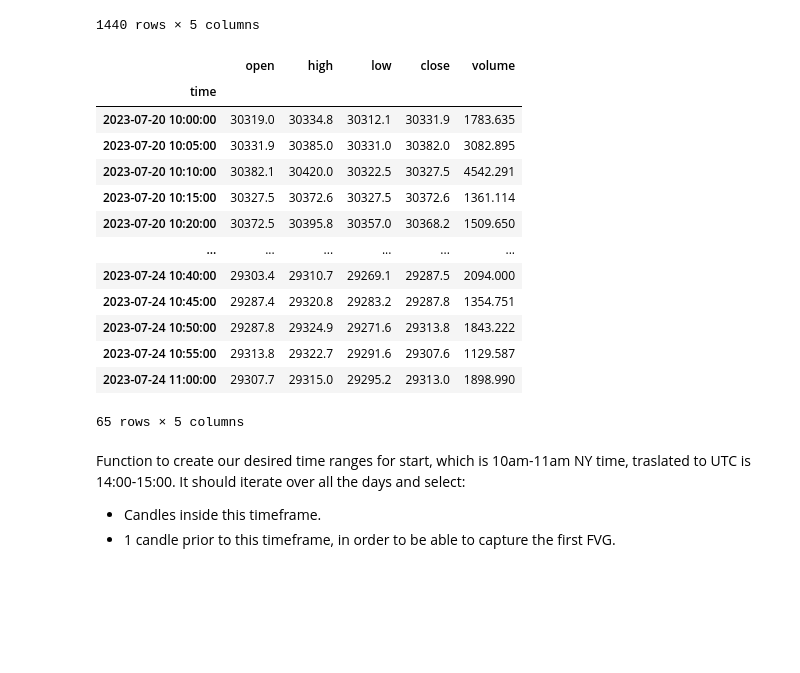
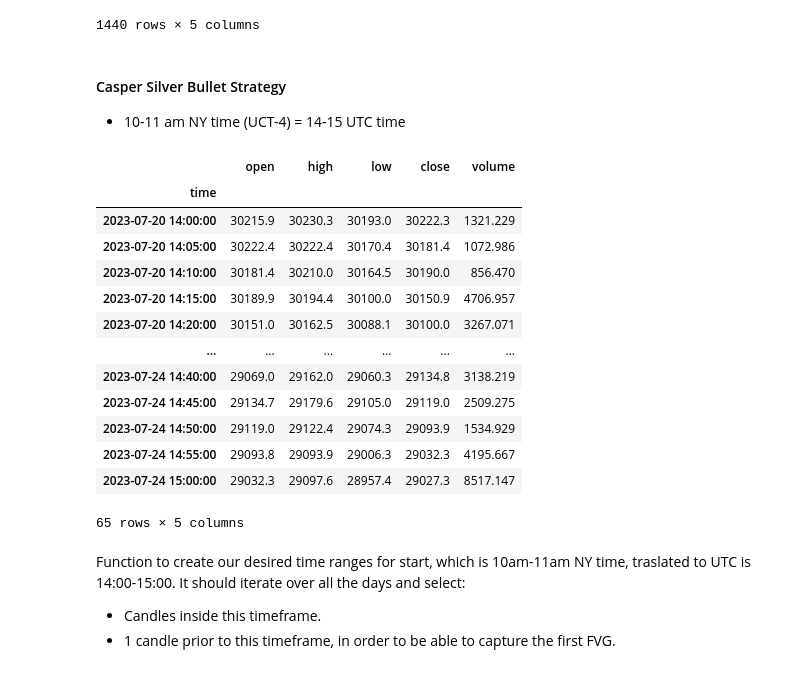
Before and after one commit to eduardogv/backtesting, a Jupyter notebook: FVG.ipynb, the cells around one changed output. Saved outputs shown, nothing was run; the diff lists cells and outputs as text; code cells hidden in the pictures; blank space fills up the shorter version.

```diff
--- a/FVG.ipynb
+++ b/FVG.ipynb
@@ -107,24 +133,28 @@ data_selected
 | 2023-07-24 23:50:00 | 29162.1 | 29178.4 | 29162.1 | 29174.7 | 230.248 |
 | 2023-07-24 23:55:00 | 29174.7 | 29175.2 | 29162.2 | 29163.8 | 212.835 |
 1440 rows × 5 columns
-# %%
-df_sb = data_selected.between_time('10:00:00', '11:00:00')
-df_sb
-# %% [output]
-|  | open | high | low | close | volume |
-| time |  |  |  |  |  |
-| 2023-07-20 10:00:00 | 30319.0 | 30334.8 | 30312.1 | 30331.9 | 1783.635 |
-| 2023-07-20 10:05:00 | 30331.9 | 30385.0 | 30331.0 | 30382.0 | 3082.895 |
-| 2023-07-20 10:10:00 | 30382.1 | 30420.0 | 30322.5 | 30327.5 | 4542.291 |
-| 2023-07-20 10:15:00 | 30327.5 | 30372.6 | 30327.5 | 30372.6 | 1361.114 |
-| 2023-07-20 10:20:00 | 30372.5 | 30395.8 | 30357.0 | 30368.2 | 1509.650 |
-| ... | ... | ... | ... | ... | ... |
-| 2023-07-24 10:40:00 | 29303.4 | 29310.7 | 29269.1 | 29287.5 | 2094.000 |
-| 2023-07-24 10:45:00 | 29287.4 | 29320.8 | 29283.2 | 29287.8 | 1354.751 |
-| 2023-07-24 10:50:00 | 29287.8 | 29324.9 | 29271.6 | 29313.8 | 1843.222 |
-| 2023-07-24 10:55:00 | 29313.8 | 29322.7 | 29291.6 | 29307.6 | 1129.587 |
-| 2023-07-24 11:00:00 | 29307.7 | 29315.0 | 29295.2 | 29313.0 | 1898.990 |
-65 rows × 5 columns
+# %% [markdown]
+#### Casper Silver Bullet Strategy
+- 10-11 am NY time (UCT-4) =  14-15 UTC time
+# %%
+# Prueba para saber como seleccionar solamente las candles que pertenezcan a ese rango horario.
+df_silverbullet = data_selected.between_time('14:00:00', '15:00:00')
+df_silverbullet
+# %% [output]
+|  | open | high | low | close | volume |
+| time |  |  |  |  |  |
+| 2023-07-20 14:00:00 | 30215.9 | 30230.3 | 30193.0 | 30222.3 | 1321.229 |
+| 2023-07-20 14:05:00 | 30222.4 | 30222.4 | 30170.4 | 30181.4 | 1072.986 |
+| 2023-07-20 14:10:00 | 30181.4 | 30210.0 | 30164.5 | 30190.0 | 856.470 |
+| 2023-07-20 14:15:00 | 30189.9 | 30194.4 | 30100.0 | 30150.9 | 4706.957 |
+| 2023-07-20 14:20:00 | 30151.0 | 30162.5 | 30088.1 | 30100.0 | 3267.071 |
+| ... | ... | ... | ... | ... | ... |
+| 2023-07-24 14:40:00 | 29069.0 | 29162.0 | 29060.3 | 29134.8 | 3138.219 |
+| 2023-07-24 14:45:00 | 29134.7 | 29179.6 | 29105.0 | 29119.0 | 2509.275 |
+| 2023-07-24 14:50:00 | 29119.0 | 29122.4 | 29074.3 | 29093.9 | 1534.929 |
+| 2023-07-24 14:55:00 | 29093.8 | 29093.9 | 29006.3 | 29032.3 | 4195.667 |
+| 2023-07-24 15:00:00 | 29032.3 | 29097.6 | 28957.4 | 29027.3 | 8517.147 |
+65 rows × 5 columns
 # %% [markdown]
 Function to create our desired time ranges for start, which is 10am-11am NY time, traslated to UTC is 14:00-15:00.
 It should iterate over all the days and select:
```
Also changed, not shown: parts of 10 cells of this notebook, 1 other file.
